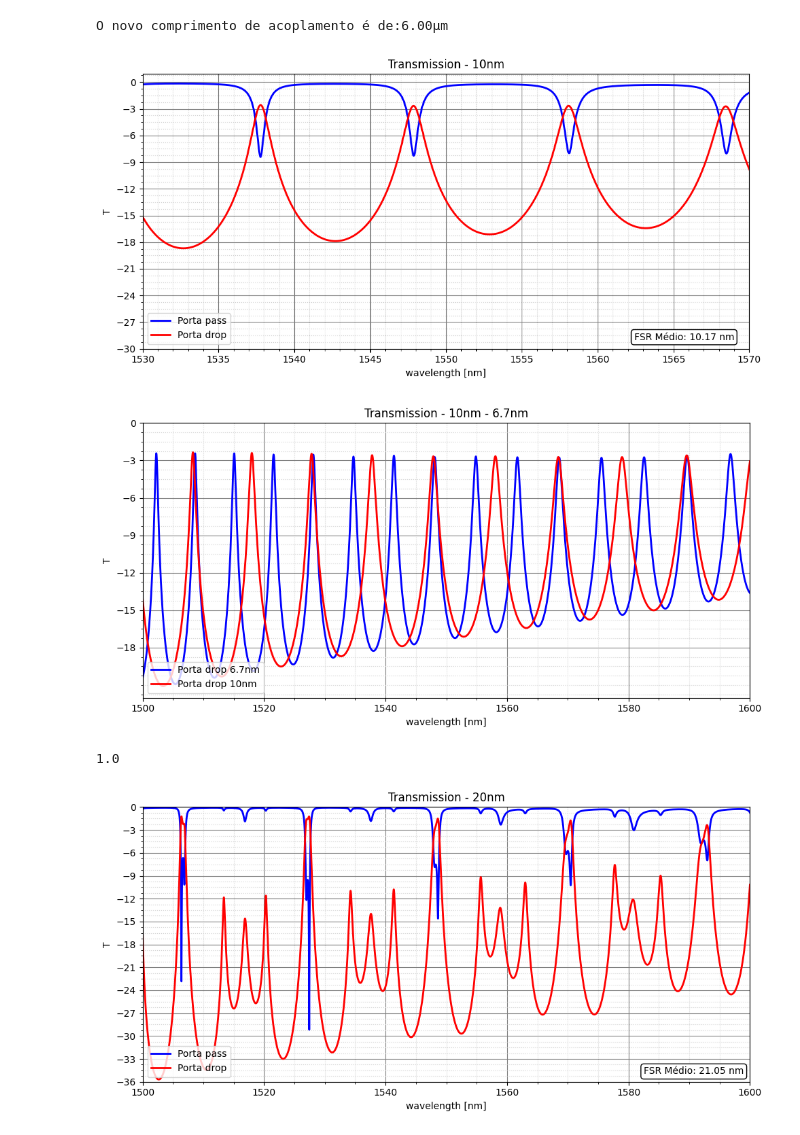
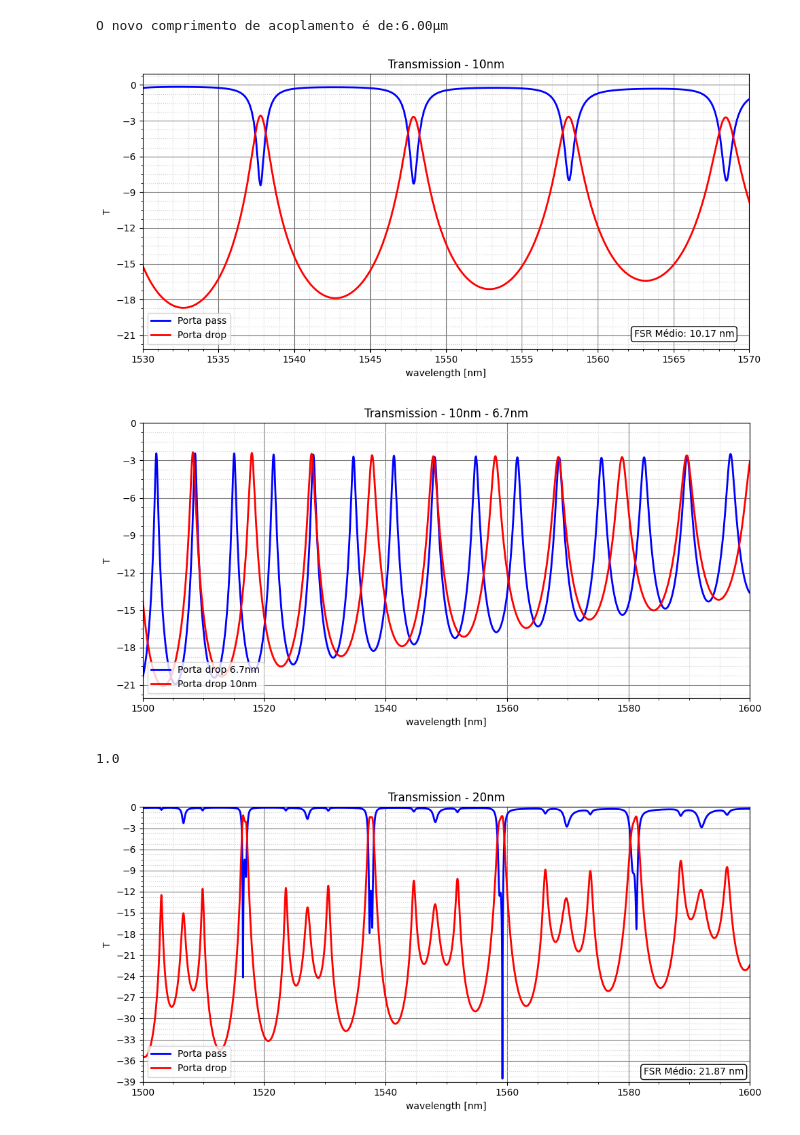
Before and after one commit to EdilbertoElias/Ring-Resonator, a Jupyter notebook: PDK/Ring_ressonator_PDK.ipynb, the cells around one changed output. Saved outputs shown, nothing was run; the diff lists cells and outputs as text; code cells hidden in the pictures.

```diff
--- a/PDK/Ring_ressonator_PDK.ipynb
+++ b/PDK/Ring_ressonator_PDK.ipynb
@@ -170,7 +170,7 @@ wavelength_1, transmission_1 = plot_valores(FSR_1)
 
 wavelength_2, transmission_2 = plot_valores(FSR_2)
 # %%
-def calcular_fsr_medio(wavelength, transmission, threshold=-18):
+def calcular_fsr_medio(wavelength, transmission, threshold=-17.25):
     minimos, _ = find_peaks(-transmission)
     vales = [idx for idx in minimos if transmission[idx] < threshold]
     if len(vales) < 2:
@@ -221,6 +221,9 @@ else:
 print(f'O novo comprimento de acoplamento é de:{Lc[0]/um:.2f}\u03BCm')
 # %% [output]
 O novo comprimento de acoplamento é de:262.98μm
+# %%
+def y_min(value):
+    return round(value / 3) * 3
 # %%
 fig1 = plt.figure(figsize=(10,5))
 ax1 = fig1.add_subplot(111)
@@ -918,7 +921,7 @@ plt.title(r'Transmission - 10nm')
 plt.legend(loc='lower left')
 plt.grid(which='major', color='gray', linestyle='-')
 plt.grid(which='minor', color='lightgray', linestyle=':')
-plt.yticks(np.arange(-30, 0.01, 3))
+plt.yticks(np.arange(y_min(transmission_2_10.min()), 0.01, 3))
 
 fsr_medio = calcular_fsr_medio(wavelength_1_10/nm, transmission_1_10*6)
 
@@ -933,7 +936,7 @@ plt.minorticks_on()
 plt.tight_layout()
 plt.show()
 # %% [output]
-[figure, old version]
+[figure, new version]
 # %%
 fig5 = plt.figure(figsize=(10,5))
 ax5 = fig5.add_subplot(111)
@@ -950,7 +953,7 @@ plt.title(r'Transmission - 10nm - 6.7nm')
 plt.legend(loc='lower left')
 plt.grid(which='major', color='gray', linestyle='-')
 plt.grid(which='minor', color='lightgray', linestyle=':')
-plt.yticks(np.arange(-18, 0.01, 3))
+plt.yticks(np.arange(y_min(transmission_2_10.min()), 0.01, 3))
 
 plt.minorticks_on()
 
@@ -958,7 +961,7 @@ plt.tight_layout()
 plt.savefig('T - 10-6.7nm.png')
 plt.show()
 # %% [output]
-[figure, old version]
+[figure, new version]
 # %%
 FSR_1 = interApi.getresult('ONA', 'input 1/mode 1/peak/free spectral range')
 FSR_2 = interApi.getresult('ONA', 'input 2/mode 1/peak/free spectral range')
@@ -1027,33 +1030,33 @@ fsr_medio = calcular_fsr_medio(wavelength_1/nm, transmission_1)
 # %%
 fig6 = plt.figure(figsize=(10,5))
 ax6 = fig6.add_subplot(111)
 
 plt.plot(wavelength_1/nm, transmission_1, label = 'Porta pass', linewidth=2, color='blue')
 plt.plot(wavelength_2/nm, transmission_2, label = 'Porta drop', linewidth=2, color='red')
 
 plt.xlabel(r'wavelength [nm]')
 plt.ylabel('T')
 plt.xlim([start_wavelenth/nm, stop_wavelenth/nm])
 plt.ylim(-36, 0.01)
 plt.title(r'Transmission - 20nm')
 plt.legend(loc='lower left')
 plt.grid(which='major', color='gray', linestyle='-')
 plt.grid(which='minor', color='lightgray', linestyle=':')
-plt.yticks(np.arange(-36, 0.01, 3))
+plt.yticks(np.arange(y_min(transmission_1.min()), 0.01, 3))
 
 plt.annotate(f'FSR Médio: {fsr_medio:.2f} nm',
              xy=(ax6.get_xlim()[1]-1, ax6.get_ylim()[0]+1),
              fontsize=10, color='black',
              bbox=dict(facecolor='white', edgecolor='black', boxstyle='round,pad=0.3'),
              ha='right')
 
 plt.minorticks_on()
 
 plt.tight_layout()
 plt.savefig('T - 20nm.png')
 plt.show()
 # %% [output]
-[figure, old version]
+[figure, new version]
 # %%
 FSR_1 = interApi.getresult('ONA', 'input 1/mode 1/peak/free spectral range')
 FSR_2 = interApi.getresult('ONA', 'input 2/mode 1/peak/free spectral range')
```
Also changed, not shown: parts of 11 cells of this notebook.
